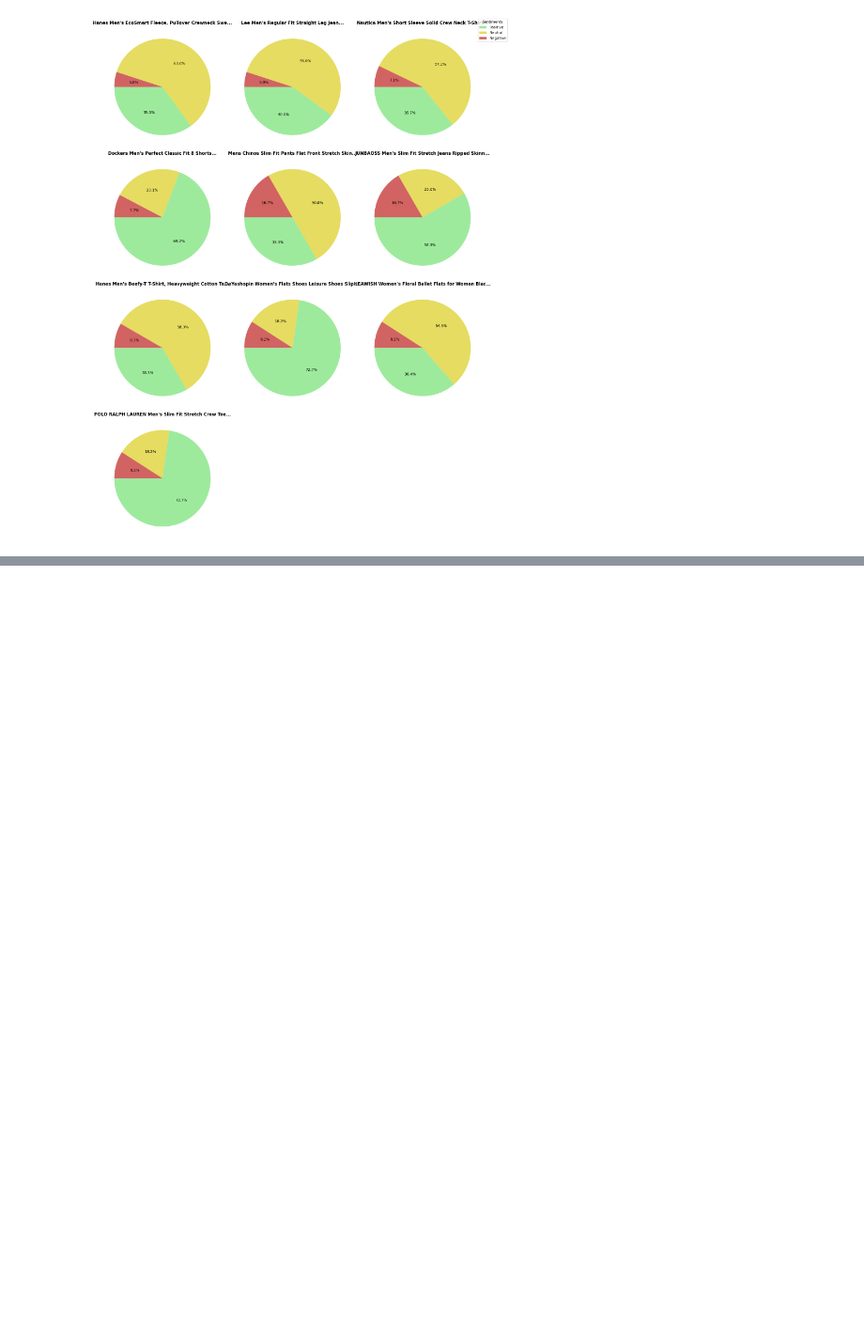
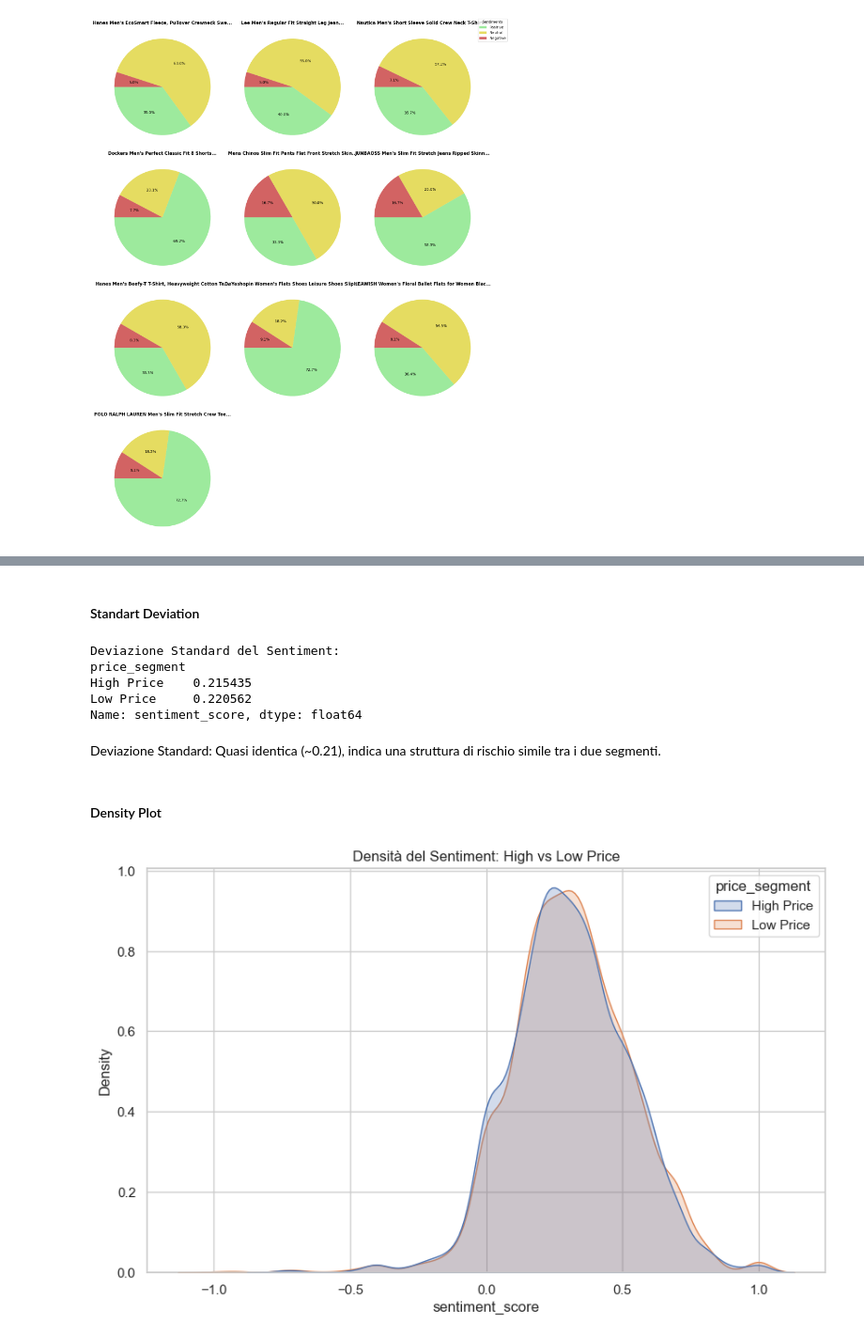
Before and after one commit to annarudych/project_amazon, a Jupyter notebook: amazon.ipynb, the cells around one changed output, grey strips where cells are left out. Shown at 94% size. Saved outputs shown, nothing was run; the diff lists cells and outputs as text; code cells hidden in the pictures; blank space fills up the shorter version.

```diff
--- a/amazon.ipynb
+++ b/amazon.ipynb
@@ -1690,0 +1774,23 @@ plt.show()
+# %% [markdown]
+#### Standart Deviation
+# %%
+std_analysis = df_price_analysis.groupby('price_segment')['sentiment_score'].std()
+print("Deviazione Standard del Sentiment:")
+print(std_analysis)
+# %% [output]
+Deviazione Standard del Sentiment:
+price_segment
+High Price    0.215435
+Low Price     0.220562
+Name: sentiment_score, dtype: float64
+# %% [markdown]
+Deviazione Standard: Quasi identica (~0.21), indica una struttura di rischio simile tra i due segmenti.
+# %% [markdown]
+#### Density Plot
+# %%
+plt.figure(figsize=(10,6))
+sns.kdeplot(data=df_price_analysis, x='sentiment_score', hue='price_segment', fill=True)
+plt.title('Densità del Sentiment: High vs Low Price')
+plt.show()
+# %% [output]
+[figure, added]
```
Also changed, not shown: parts of 10 cells of this notebook.
